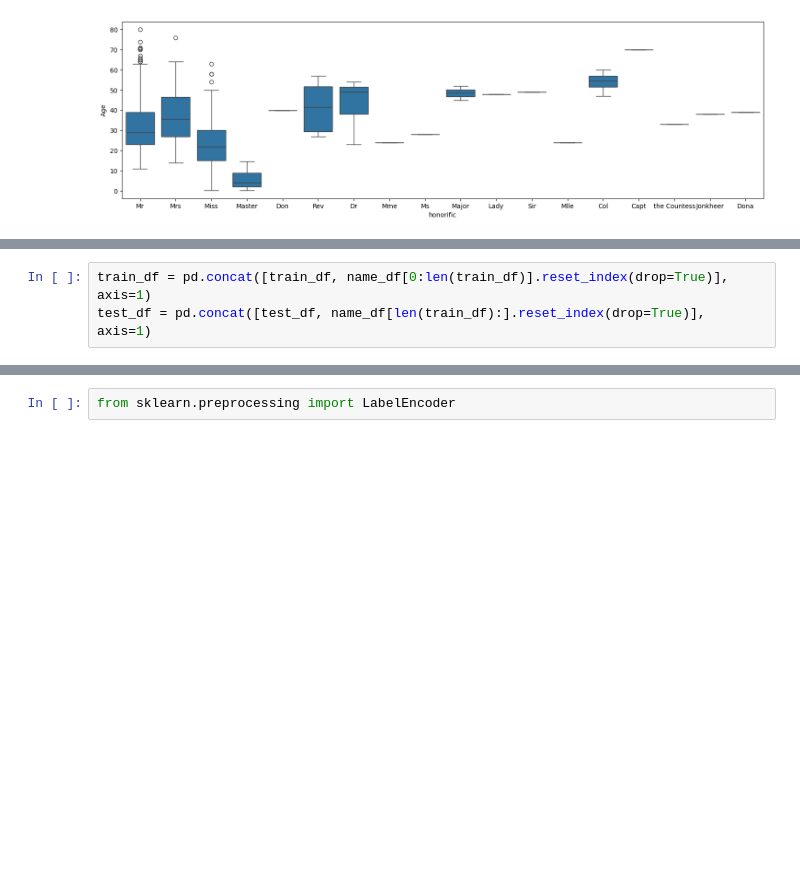
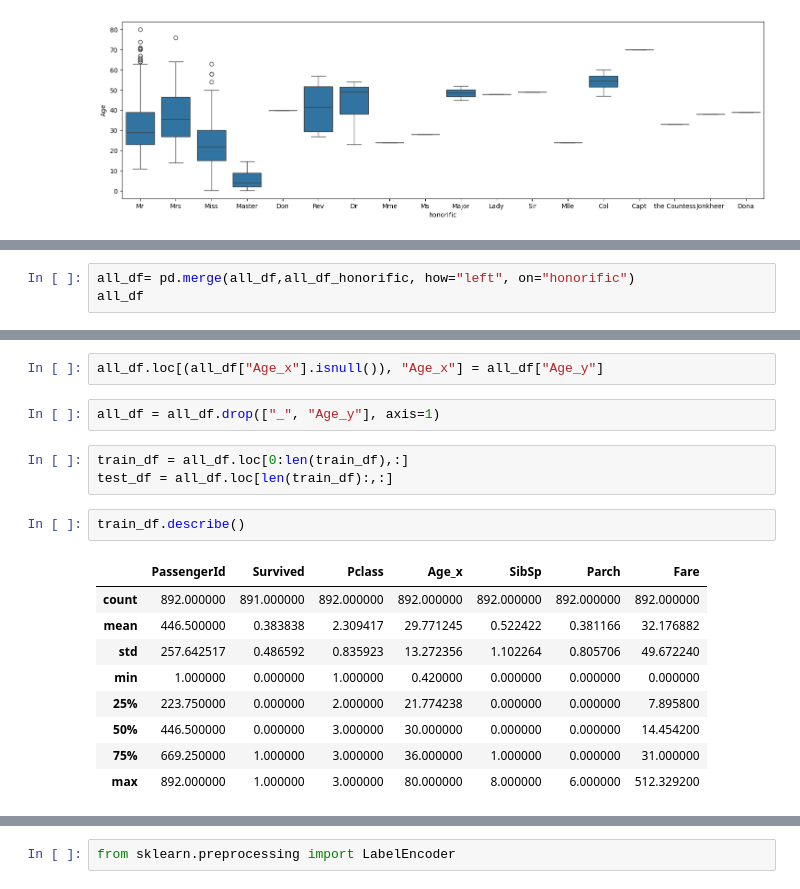
Before and after one commit to yungsuKo/data_science, a Jupyter notebook: 쉽게 시작하는 캐글 데이터 분석/타이타닉 데이터 전처리.ipynb, the cells around one changed output, grey strips where cells are left out. Saved outputs shown, nothing was run; the diff lists cells and outputs as text; blank space fills up the shorter version.

Commit message:
train data, test data 나누기

```diff
--- a/쉽게 시작하는 캐글 데이터 분석/타이타닉 데이터 전처리.ipynb
+++ b/쉽게 시작하는 캐글 데이터 분석/타이타닉 데이터 전처리.ipynb
@@ -164,3 +174,0 @@ all_df[["honorific", "Age"]].groupby("honorific").mean()
-# %%
-train_df = pd.concat([train_df, name_df[0:len(train_df)].reset_index(drop=True)], axis=1)
-test_df = pd.concat([test_df, name_df[len(train_df):].reset_index(drop=True)], axis=1)
@@ -166,0 +196,3 @@ test_df = pd.concat([test_df, name_df[len(train_df):].reset_index(drop=True)], a
+# %%
+all_df= pd.merge(all_df,all_df_honorific, how="left", on="honorific")
+all_df
@@ -167,3 +213,22 @@ test_df = pd.concat([test_df, name_df[len(train_df):].reset_index(drop=True)], a
+# %%
+all_df.loc[(all_df["Age_x"].isnull()), "Age_x"] = all_df["Age_y"]
+# %%
+all_df = all_df.drop(["_", "Age_y"], axis=1)
+# %%
+train_df = all_df.loc[0:len(train_df),:]
+test_df = all_df.loc[len(train_df):,:]
+# %%
+train_df.describe()
+# %% [output]
+|  | PassengerId | Survived | Pclass | Age_x | SibSp | Parch | Fare |
+| count | 892.000000 | 891.000000 | 892.000000 | 892.000000 | 892.000000 | 892.000000 | 892.000000 |
+| mean | 446.500000 | 0.383838 | 2.309417 | 29.771245 | 0.522422 | 0.381166 | 32.176882 |
+| std | 257.642517 | 0.486592 | 0.835923 | 13.272356 | 1.102264 | 0.805706 | 49.672240 |
+| min | 1.000000 | 0.000000 | 1.000000 | 0.420000 | 0.000000 | 0.000000 | 0.000000 |
+| 25% | 223.750000 | 0.000000 | 2.000000 | 21.774238 | 0.000000 | 0.000000 | 7.895800 |
+| 50% | 446.500000 | 0.000000 | 3.000000 | 30.000000 | 0.000000 | 0.000000 | 14.454200 |
+| 75% | 669.250000 | 1.000000 | 3.000000 | 36.000000 | 1.000000 | 0.000000 | 31.000000 |
+| max | 892.000000 | 1.000000 | 3.000000 | 80.000000 | 8.000000 | 6.000000 | 512.329200 |
 # %%
 honorific_df = train_df[["honorific", "Survived", "PassengerId"]].dropna().groupby(["honorific", "Survived"]).count().unstack()
 honorific_df.plot.bar(stacked=True)
```
Also changed, not shown: parts of 26 cells of this notebook.
